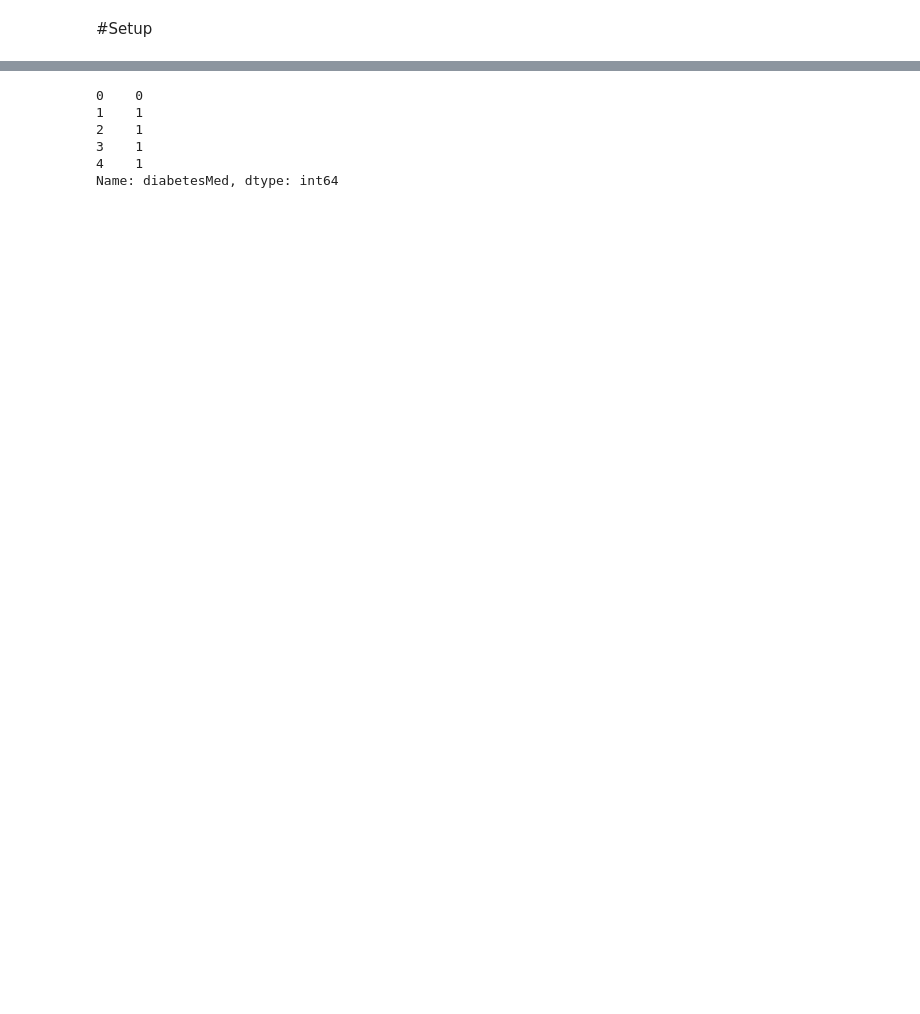
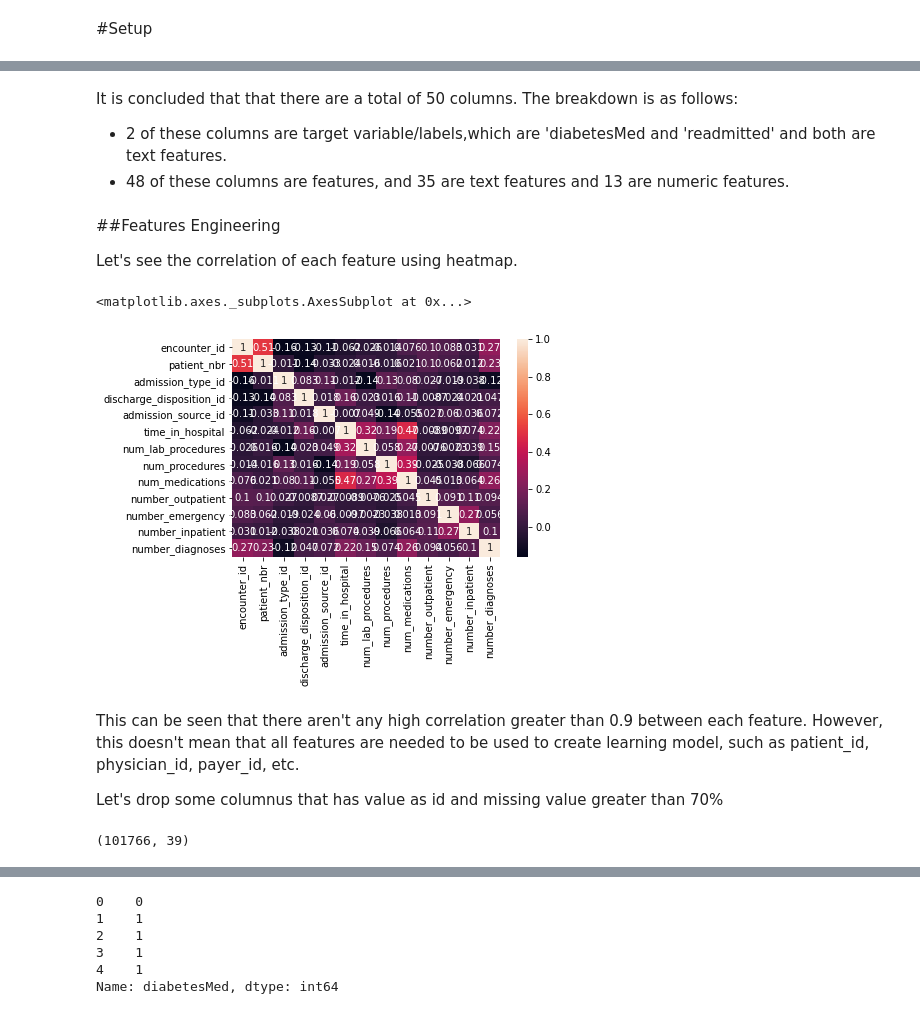
Before and after one commit to seansothey/DataScience-MachineLearning-Research, a Jupyter notebook: Project5.ipynb, the cells around one changed output, grey strips where cells are left out. Cells and saved outputs as stored; diff of their text form; code cells hidden in the pictures; blank space fills up the shorter version.

```diff
--- a/Project5.ipynb
+++ b/Project5.ipynb
@@ -158,0 +178,26 @@ Normlizing the features that has numerical value
+# %% [markdown]
+It is concluded that that there are a total of 50 columns. The breakdown is as follows:
+- 2 of these columns are target variable/labels,which are 'diabetesMed and 'readmitted' and both are text features.
+- 48 of these columns are features, and 35 are text features and 13 are numeric features.
+# %% [markdown]
+##Features Engineering
+
+
+Let's see the correlation of each feature using heatmap.
+# %%
+corr = df.corr()
+sns.heatmap(corr,annot = True)
+# %% [output]
+<matplotlib.axes._subplots.AxesSubplot at 0x...>
+[figure, added]
+# %% [markdown]
+This can be seen that there aren't any high correlation greater than 0.9 between each feature. However, this doesn't mean that all features are needed to be used to create learning model, such as patient_id, physician_id, payer_id, etc.
+
+Let's drop some columnus that has value as id and missing value greater than 70%
+# %%
+data = df.drop(['encounter_id','patient_nbr','weight','admission_type_id','discharge_disposition_id',
+                  'admission_source_id','payer_code','medical_specialty','diag_1','diag_2','diag_3'], axis=1)
+
+data.shape
+# %% [output]
+(101766, 39)
```
Also changed, not shown: parts of 175 cells of this notebook.
